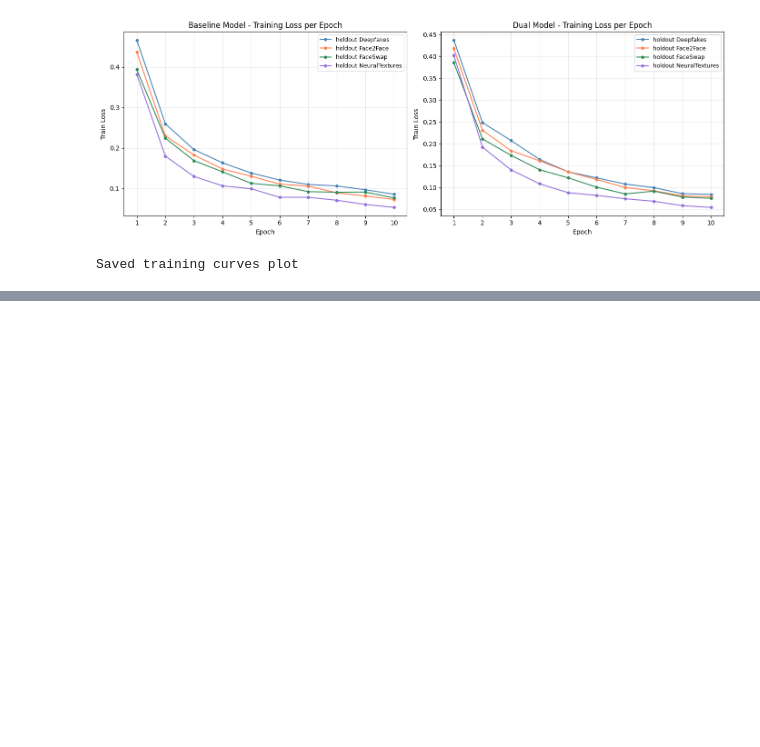
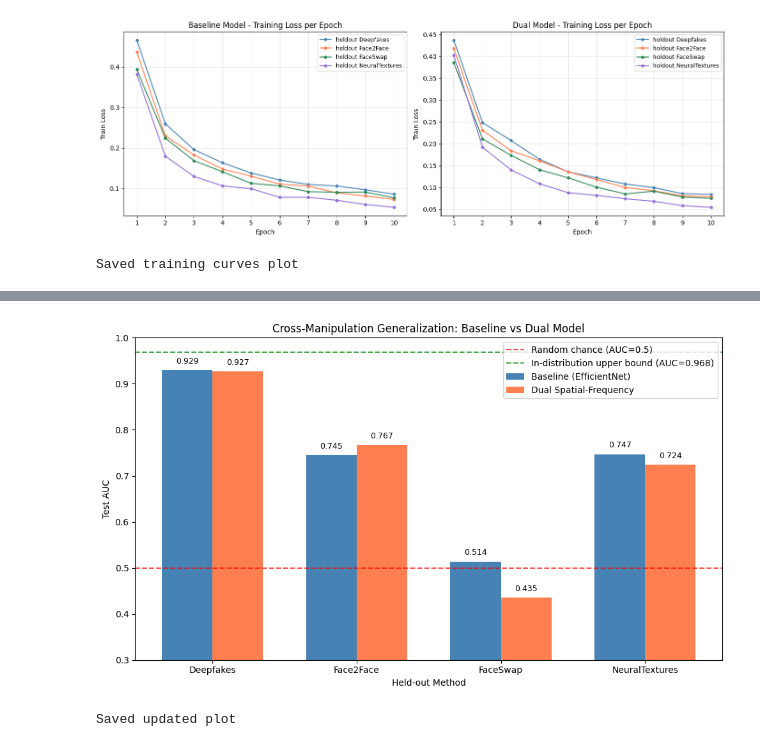
Before and after one commit to MunazzaNadir/deepfake-detection, a Jupyter notebook: notebooks/train_colab.ipynb, the cells around one changed output, grey strips where cells are left out. Saved outputs shown, nothing was run; the diff lists cells and outputs as text; code cells hidden in the pictures; blank space fills up the shorter version.

```diff
--- a/notebooks/train_colab.ipynb
+++ b/notebooks/train_colab.ipynb
@@ -430,0 +519,8 @@ Saved training curves plot
+# %%
+import os
+os.makedirs('/root/.kaggle', exist_ok=True)
+kaggle_json = '{"username":"vriddhimittal14","key":"KGAT_bb271812ebb7cd622170595febf01080"}'
+with open('/root/.kaggle/kaggle.json', 'w') as f:
+    f.write(kaggle_json)
+os.chmod('/root/.kaggle/kaggle.json', 0o600)
+print("Kaggle ready")
@@ -430,0 +755,36 @@ Saved training curves plot
+# %%
+import matplotlib.pyplot as plt
+import numpy as np
+
+methods = ["Deepfakes", "Face2Face", "FaceSwap", "NeuralTextures"]
+baseline_aucs = [0.929, 0.745, 0.514, 0.747]
+dual_aucs = [0.927, 0.767, 0.435, 0.724]
+indist_auc = 0.968
+
+fig, ax = plt.subplots(figsize=(10, 6))
+x = np.arange(len(methods))
+width = 0.35
+bars1 = ax.bar(x - width/2, baseline_aucs, width, label='Baseline (EfficientNet)', color='steelblue')
+bars2 = ax.bar(x + width/2, dual_aucs, width, label='Dual Spatial-Frequency', color='coral')
+ax.axhline(y=0.5, color='red', linestyle='--', alpha=0.7, label='Random chance (AUC=0.5)')
+ax.axhline(y=indist_auc, color='green', linestyle='--', alpha=0.7, label=f'In-distribution upper bound (AUC={indist_auc})')
+ax.set_xlabel('Held-out Method')
+ax.set_ylabel('Test AUC')
+ax.set_title('Cross-Manipulation Generalization: Baseline vs Dual Model')
+ax.set_xticks(x)
+ax.set_xticklabels(methods)
+ax.set_ylim(0.3, 1.0)
+ax.legend()
+for bar in bars1:
+    ax.text(bar.get_x() + bar.get_width()/2., bar.get_height() + 0.01,
+            f'{bar.get_height():.3f}', ha='center', va='bottom', fontsize=9)
+for bar in bars2:
+    ax.text(bar.get_x() + bar.get_width()/2., bar.get_height() + 0.01,
+            f'{bar.get_height():.3f}', ha='center', va='bottom', fontsize=9)
+plt.tight_layout()
+plt.savefig('/content/drive/MyDrive/deepfake-detection/vriddhi_results/plots/baseline_vs_dual_auc_v2.png', dpi=150)
+plt.show()
+print("Saved updated plot")
+# %% [output]
+[figure, added]
+Saved updated plot
```
Also changed, not shown: parts of 16 cells of this notebook.
